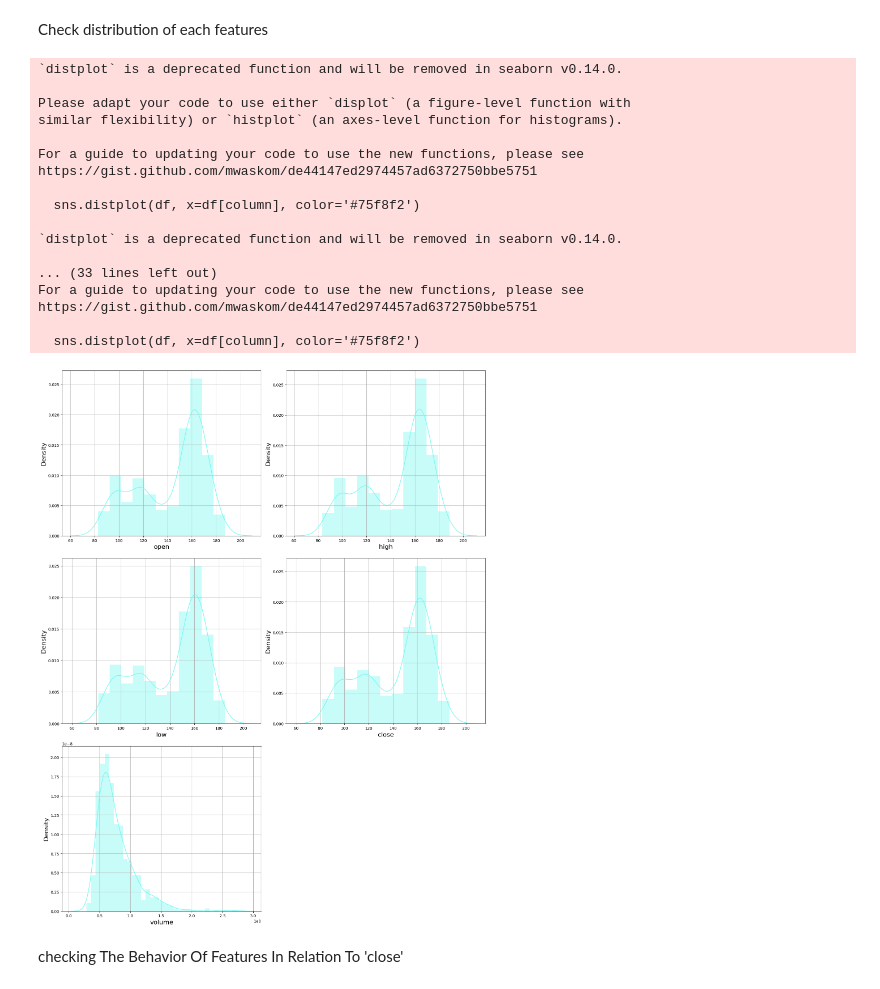
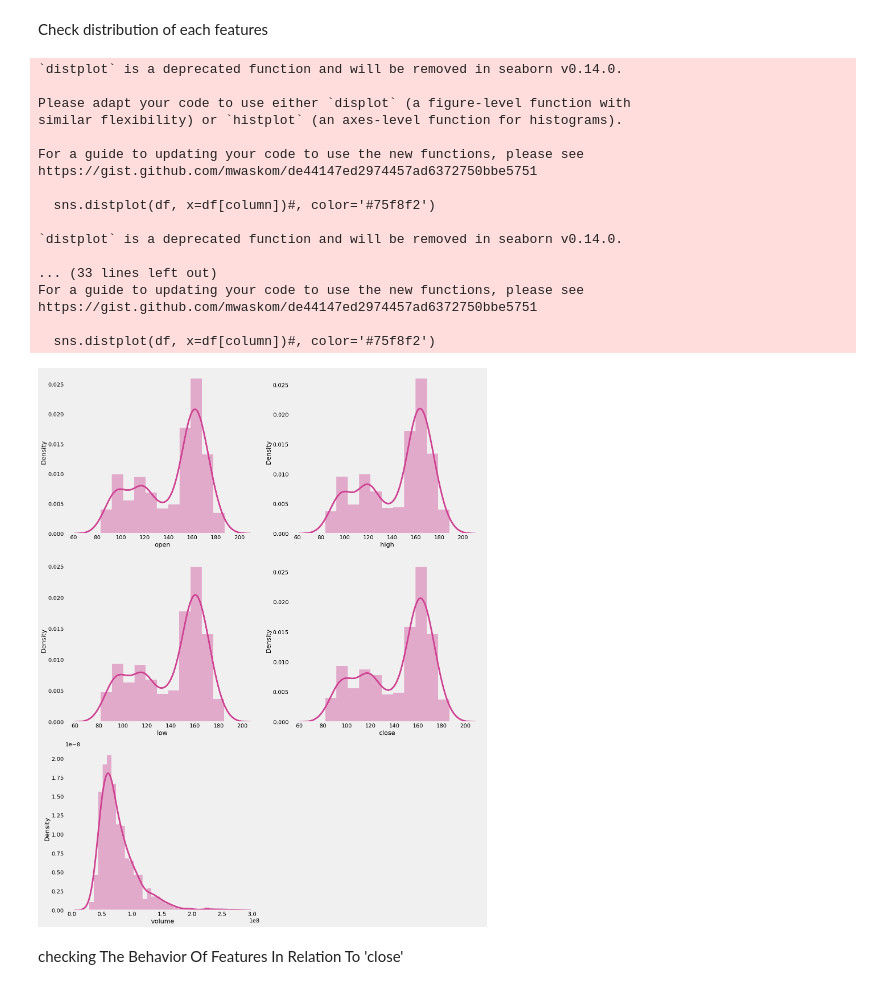
Before and after one commit to mochamadness/Tradeformers1, a Jupyter notebook: stock_prediction_LSTM_GRU_RandomForest_ARIMA.ipynb, the cells around one changed output. Saved outputs shown, nothing was run; the diff lists cells and outputs as text; code cells hidden in the pictures.

```diff
--- a/stock_prediction_LSTM_GRU_RandomForest_ARIMA.ipynb
+++ b/stock_prediction_LSTM_GRU_RandomForest_ARIMA.ipynb
@@ -166,37 +178,37 @@ Check distribution of each features
 # %%
 features = ['open', 'high', 'low', 'close', 'volume']
 sns.set_palette("PiYG")
 plt.figure(figsize=(16,26))
 for idx, column in enumerate(features):
     plt.subplot(4, 2, idx + 1)
-    sns.distplot(df, x=df[column], color='#75f8f2')
+    sns.distplot(df, x=df[column])#, color='#75f8f2')
     #plt.title(column, backgroundcolor='black', color='orange', fontsize=25)
     plt.xticks()
     plt.xlabel(column, fontsize=16)
     plt.ylabel('Density', fontsize=16)
     plt.grid()
 
 plt.tight_layout()
 plt.show()
 # %% [output]
 `distplot` is a deprecated function and will be removed in seaborn v0.14.0.
 
 Please adapt your code to use either `displot` (a figure-level function with
 similar flexibility) or `histplot` (an axes-level function for histograms).
 
 For a guide to updating your code to use the new functions, please see
 https://gist.github.com/mwaskom/de44147ed2974457ad6372750bbe5751
 
-  sns.distplot(df, x=df[column], color='#75f8f2')
+  sns.distplot(df, x=df[column])#, color='#75f8f2')
 
 `distplot` is a deprecated function and will be removed in seaborn v0.14.0.
 
 ... (33 lines left out)
 For a guide to updating your code to use the new functions, please see
 https://gist.github.com/mwaskom/de44147ed2974457ad6372750bbe5751
 
-  sns.distplot(df, x=df[column], color='#75f8f2')
+  sns.distplot(df, x=df[column])#, color='#75f8f2')
-[figure, old version]
+[figure, new version]
 # %% [markdown]
 checking The Behavior Of Features In Relation To 'close'
 # %%
```
Also changed, not shown: parts of 49 cells of this notebook, 1 other file.
